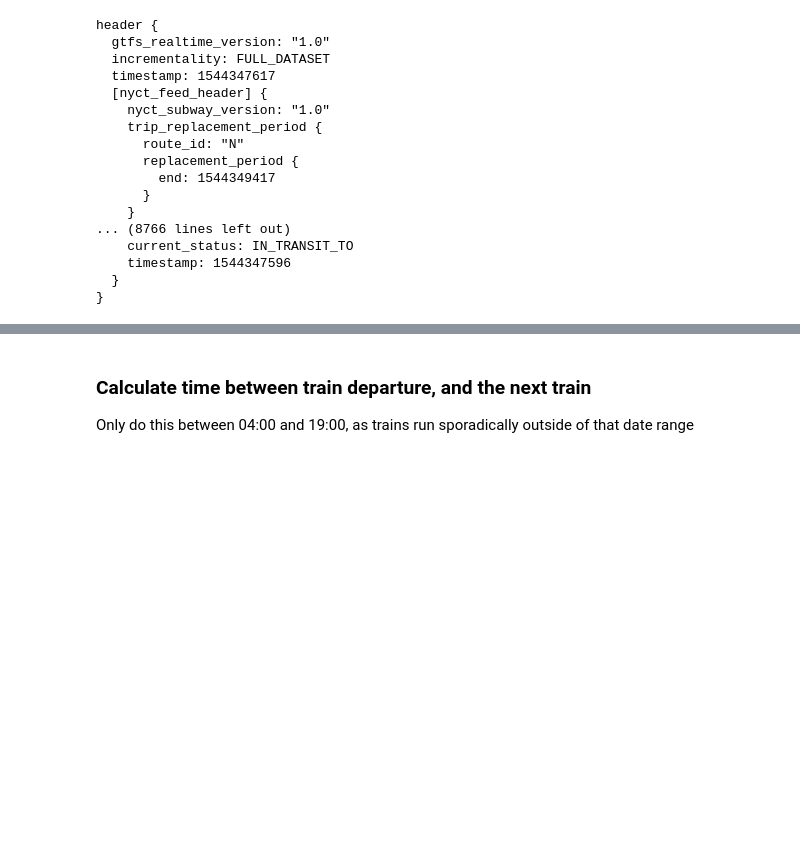
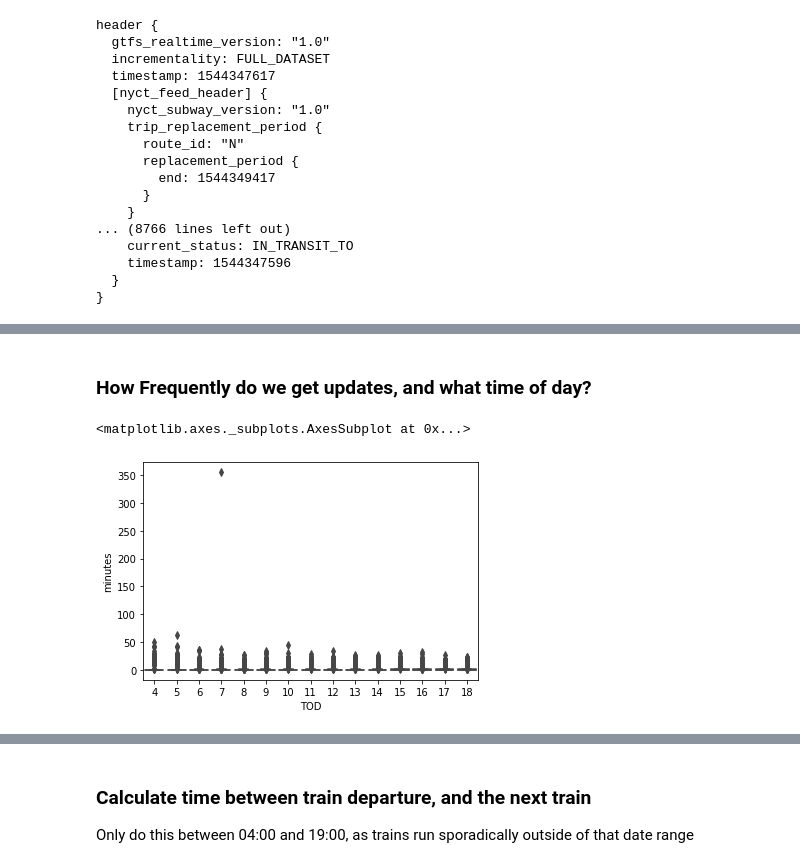
Before and after one commit to b-koopman/MTADelayPredict, a Jupyter notebook: Notebooks/DataExploration.ipynb, the cells around one changed output, grey strips where cells are left out. Cells and saved outputs as stored; diff of their text form; code cells hidden in the pictures; blank space fills up the shorter version.

Commit message:
feat: utilities for generating traffic plots
Useful for generating windowed plot of subway traffic
around a time when an alert occurred.

```diff
--- a/Notebooks/DataExploration.ipynb
+++ b/Notebooks/DataExploration.ipynb
@@ -275,0 +156,18 @@ next_scheduled_arrival_df = pd.concat([pd.read_hdf(f, key='df') for f in next_sc
+# %%
+import glob
+import pandas as pd
+
+#status_files = glob.glob(os.path.join(data_dir, 'status_*.h5'))
+status_files = glob.glob(os.path.join(data_dir, 'status_201808.h5'))
+#status_files = glob.glob(os.path.join(data_dir, 'status_northbound_n_*.h5'))
+stopped_at = []
+next_train = []
+next_scheduled_arrival = []
+
+for f in status_files:
+    stopped_at.append(pd.read_hdf(f, key='stopped_at'))
+    next_train.append(pd.read_hdf(f, key='next_train'))
+    next_scheduled_arrival.append(pd.read_hdf(f, key='next_scheduled_arrival'))
+stopped_at_df = pd.concat(stopped_at)
+next_train_df = pd.concat(next_train)
+next_scheduled_arrival_df = pd.concat(next_scheduled_arrival)
@@ -275,0 +221,25 @@ next_scheduled_arrival_df = pd.concat([pd.read_hdf(f, key='df') for f in next_sc
+# %% [markdown]
+### How Frequently do we get updates, and what time of day?
+# %%
+stopped_at_df = stopped_at_df.sort_index()
+next_train_df = next_train_df.sort_index()
+next_scheduled_arrival_df = next_scheduled_arrival_df.sort_index()
+# %%
+# Gap between times
+stopped_at_df['time'] = stopped_at_df.index
+time_till_next_obs = pd.DataFrame(columns=['time'])
+# There is generally a gap between end of day and start of day, or if there are missing day
+# we need to calculate time until next train within each day and not accidentally count overnight
+deltas = []
+
+for _,d in stopped_at_df.groupby(stopped_at_df.index.date):
+    deltas.append((d.time.shift(-1) - d.time).to_frame())
+#for _,d in new_stops.groupby(new_stops.index.date):
+#    time_till_next_obs.loc[d.index, 'time'] = d.time.shift(-1) - d.time
+
+time_till_next_obs = pd.concat(deltas)
+time_till_next_obs = time_till_next_obs.dropna(how='all')
+time_till_next_obs = time_till_next_obs.between_time('04:00','19:00')
+#time_till_next_obs = (new_stops.time.shift(-1) - new_stops.time).to_frame()
+time_till_next_obs['minutes'] = time_till_next_obs['time'].map(lambda x: x.total_seconds() / 60. )
+time_till_next_obs['TOD'] = time_till_next_obs.index.map(lambda x: x.hour)
@@ -275,0 +248,6 @@ next_scheduled_arrival_df = pd.concat([pd.read_hdf(f, key='df') for f in next_sc
+# %%
+sns.boxplot(x="TOD", y="minutes",
+            data=time_till_next_obs)
+# %% [output]
+<matplotlib.axes._subplots.AxesSubplot at 0x...>
+[figure, added]
```
Also changed, not shown: parts of 73 cells of this notebook, 11 other files.
